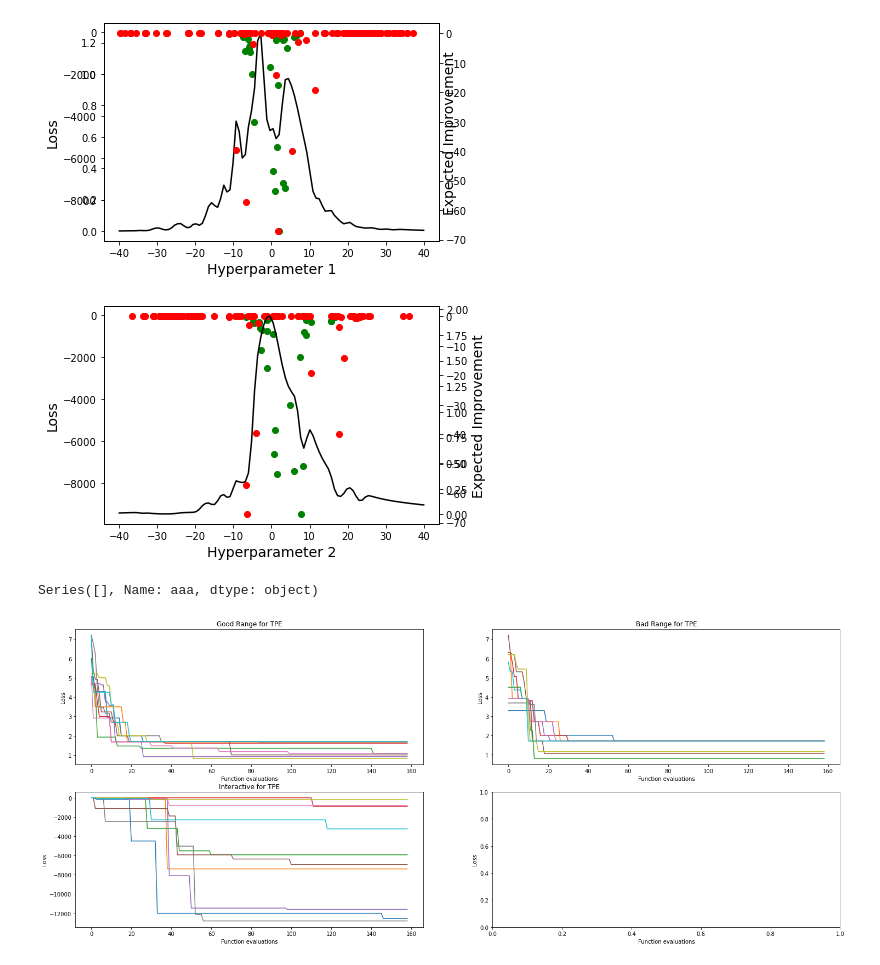
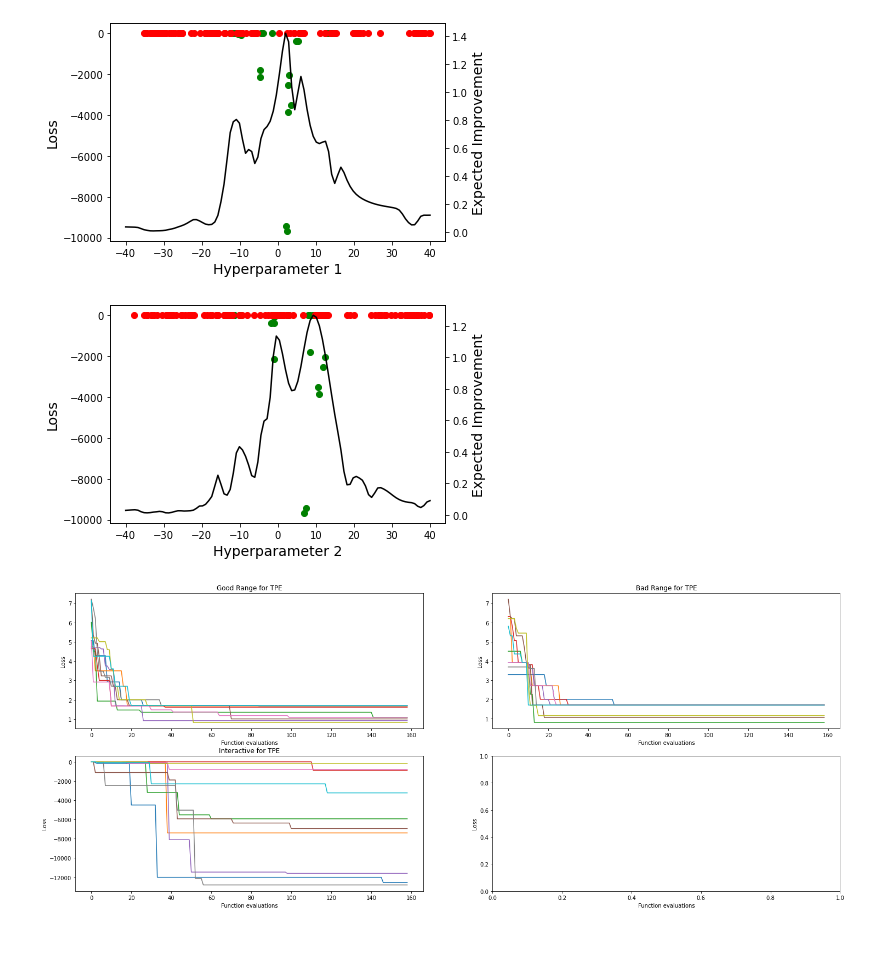
Before and after one commit to EvaniLach/AutoML, a Jupyter notebook: TPE_final_hopefully.ipynb, the cells around one changed output. Drawn from its saved outputs; the diff is of its cells as text; code cells hidden in the pictures.

```diff
--- a/TPE_final_hopefully.ipynb
+++ b/TPE_final_hopefully.ipynb
@@ -15,6 +15,7 @@ def random_search(problem, function_evaluations=10, **kwargs):
             # If there is a condition, check if it holds.
             # If not, skip this hyperparameter
             if(condition(RANGES, config, i)):
+                config[i] = math.nan
                 continue
 
             a = RANGES[i]['range'][0]
@@ -38,8 +39,7 @@ def random_search(problem, function_evaluations=10, **kwargs):
                 if RANGES[i]['type'] == 2:
                     value = round(value)
                 config[i]=value # exponentiate value back
-        #if problem != 'interactive':
-       #     config['nodes_per_layer'] = return_node_list(config)
+
         configs.append(config)
         history.append(GET_CONFIG_PERFORMANCE(config, problem))
 
@@ -253,45 +286,38 @@ def normal_dist(x , mean , sd):
 # %%
 import warnings
 warnings.simplefilter(action='ignore', category=FutureWarning)
 
-df, x, y, EI_plot1, EI_plot2= tpe2("interactive", function_evaluations = 120, random_warmup = 30, gamma =0.2)
+df, bp, x, y, EI_plot1, EI_plot2= tpe2("interactive", function_evaluations = 120, random_warmup = 30, gamma =0.2)
 
 a, b = -40, 40
 space = np.linspace(a, b, 100)
 
 fig,ax = plt.subplots()
 ax.scatter(x["hyper1"],x["loss"],color="green",marker="o")
 ax.set_xlabel("Hyperparameter 1", fontsize = 14)
 ax.set_ylabel("Loss",color="black",fontsize=14)
 
-ax2 = ax.twinx()
-ax2.scatter(y["hyper1"],y["loss"],color="red",marker="o")
+ax.scatter(y["hyper1"],y["loss"],color="red",marker="o")
 
-ax3=ax.twinx()
-ax3.plot(space, EI_plot1,color="black")
-ax3.set_ylabel("Expected Improvement",color="black",fontsize=14)
+ax2=ax.twinx()
+ax2.plot(space, EI_plot1,color="black")
+ax2.set_ylabel("Expected Improvement",color="black",fontsize=14)
 plt.show()
 
 fig,ax = plt.subplots()
 ax.scatter(x["hyper2"],x["loss"],color="green",marker="o")
 ax.set_xlabel("Hyperparameter 2", fontsize = 14)
 ax.set_ylabel("Loss",color="black",fontsize=14)
 
-ax2 = ax.twinx()
-ax2.scatter(y["hyper2"],y["loss"],color="red",marker="o")
+ax.scatter(y["hyper2"],y["loss"],color="red",marker="o")
 
-ax3=ax.twinx()
-ax3.plot(space, EI_plot2,color="black")
-ax3.set_ylabel("Expected Improvement",color="black",fontsize=14)
+ax2=ax.twinx()
+ax2.plot(space, EI_plot2,color="black")
+ax2.set_ylabel("Expected Improvement",color="black",fontsize=14)
 plt.show()
 # %% [output]
-[figure, old version]
+[figure, new version]
-[figure, old version]
+[figure, new version]
-# %%
-hyperparameters = pd.DataFrame(columns = ['aaa', 'bbb'])
-hyperparameters.iloc[:,0]
-# %% [output]
-Series([], Name: aaa, dtype: object)
 # %%
 trails = 10
 
```
Also changed, not shown: parts of 2 cells of this notebook.
